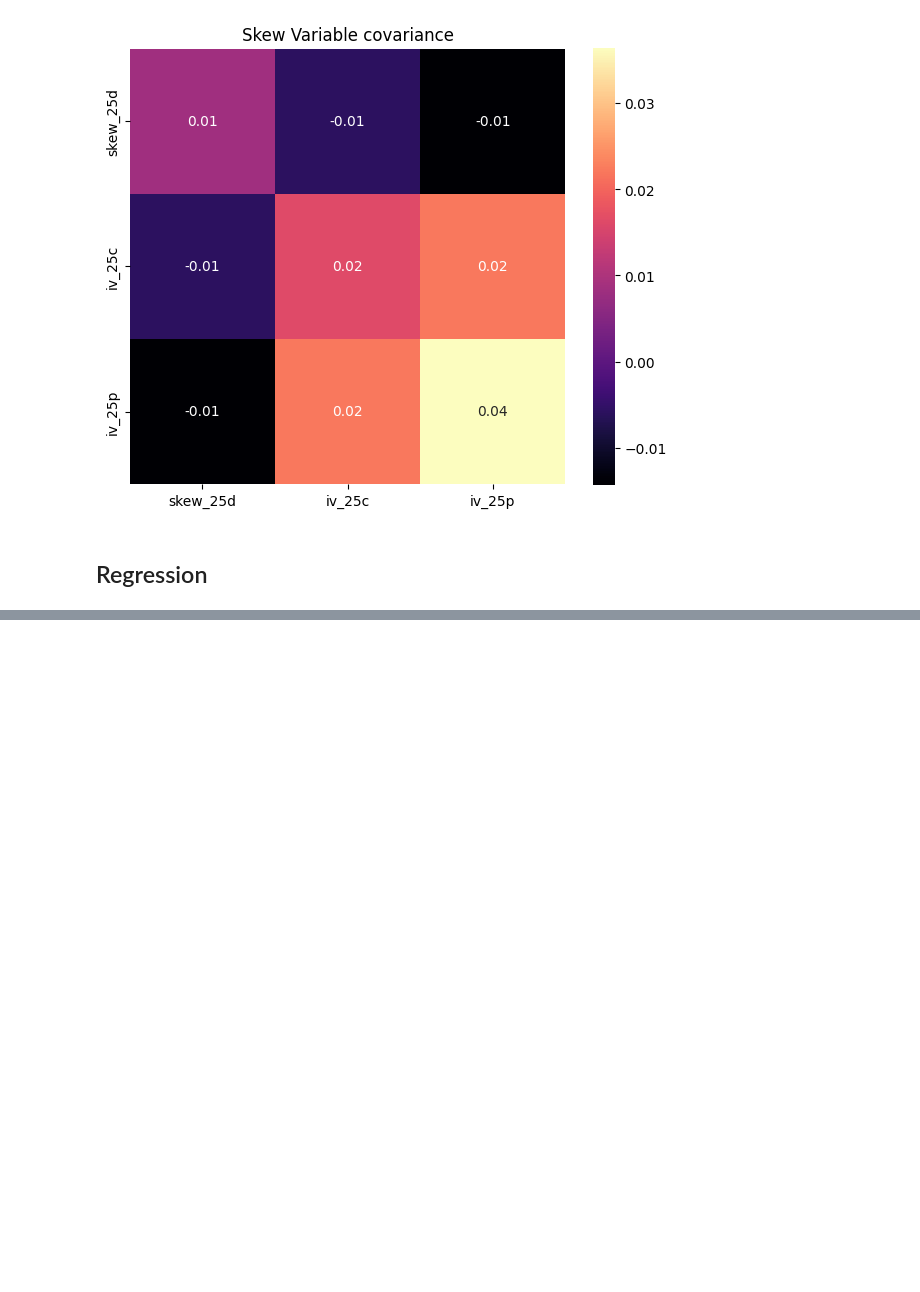
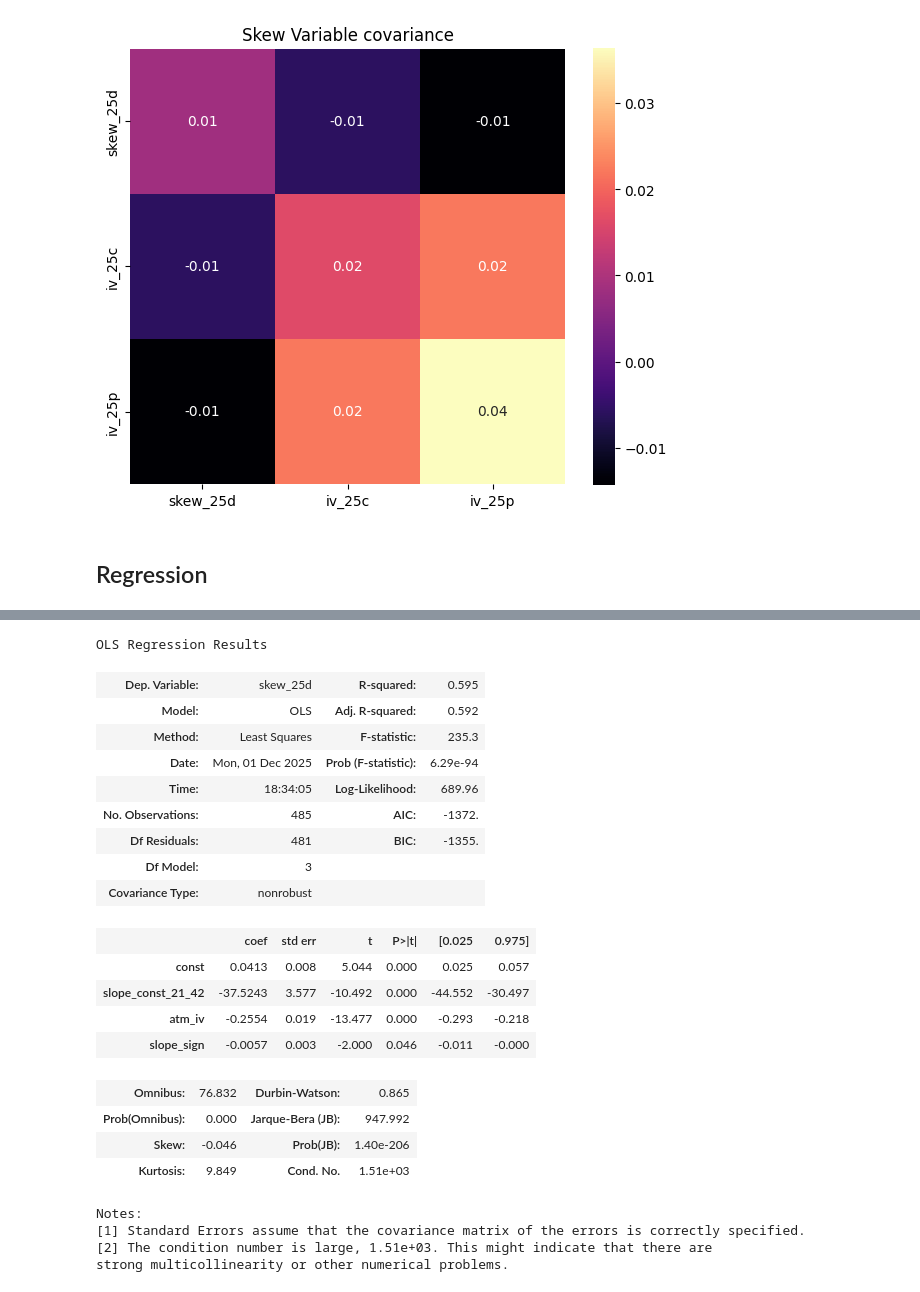
Before and after one commit to aleehtaa/finm37000-2025, a Jupyter notebook: project/modeling.ipynb, the cells around one changed output, grey strips where cells are left out. Cells and saved outputs as stored; diff of their text form; code cells hidden in the pictures; blank space fills up the shorter version.

```diff
--- a/project/modeling.ipynb
+++ b/project/modeling.ipynb
@@ -77,0 +92,30 @@ strong multicollinearity or other numerical problems.
+# %%
+reg_extended = fit_ols_sm(data, "skew_25d", ["slope_const_21_42", "atm_iv", "slope_sign"])
+html = reg_extended.summary().as_html()
+display(HTML(
+    f"<div style='background:white;color:black;padding:10px;font-family:\"Times New Roman\", Times, serif'>{html}</div>"
+))
+# %% [output]
+OLS Regression Results
+| Dep. Variable: | skew_25d | R-squared: | 0.595 |
+| Model: | OLS | Adj. R-squared: | 0.592 |
+| Method: | Least Squares | F-statistic: | 235.3 |
+| Date: | Mon, 01 Dec 2025 | Prob (F-statistic): | 6.29e-94 |
+| Time: | 18:34:05 | Log-Likelihood: | 689.96 |
+| No. Observations: | 485 | AIC: | -1372. |
+| Df Residuals: | 481 | BIC: | -1355. |
+| Df Model: | 3 |  |  |
+| Covariance Type: | nonrobust |  |  |
+|  | coef | std err | t | P>|t| | [0.025 | 0.975] |
+| const | 0.0413 | 0.008 | 5.044 | 0.000 | 0.025 | 0.057 |
+| slope_const_21_42 | -37.5243 | 3.577 | -10.492 | 0.000 | -44.552 | -30.497 |
+| atm_iv | -0.2554 | 0.019 | -13.477 | 0.000 | -0.293 | -0.218 |
+| slope_sign | -0.0057 | 0.003 | -2.000 | 0.046 | -0.011 | -0.000 |
+| Omnibus: | 76.832 | Durbin-Watson: | 0.865 |
+| Prob(Omnibus): | 0.000 | Jarque-Bera (JB): | 947.992 |
+| Skew: | -0.046 | Prob(JB): | 1.40e-206 |
+| Kurtosis: | 9.849 | Cond. No. | 1.51e+03 |
+Notes:
+[1] Standard Errors assume that the covariance matrix of the errors is correctly specified.
+[2] The condition number is large, 1.51e+03. This might indicate that there are
+strong multicollinearity or other numerical problems.
```
Also changed, not shown: parts of 7 cells of this notebook.
